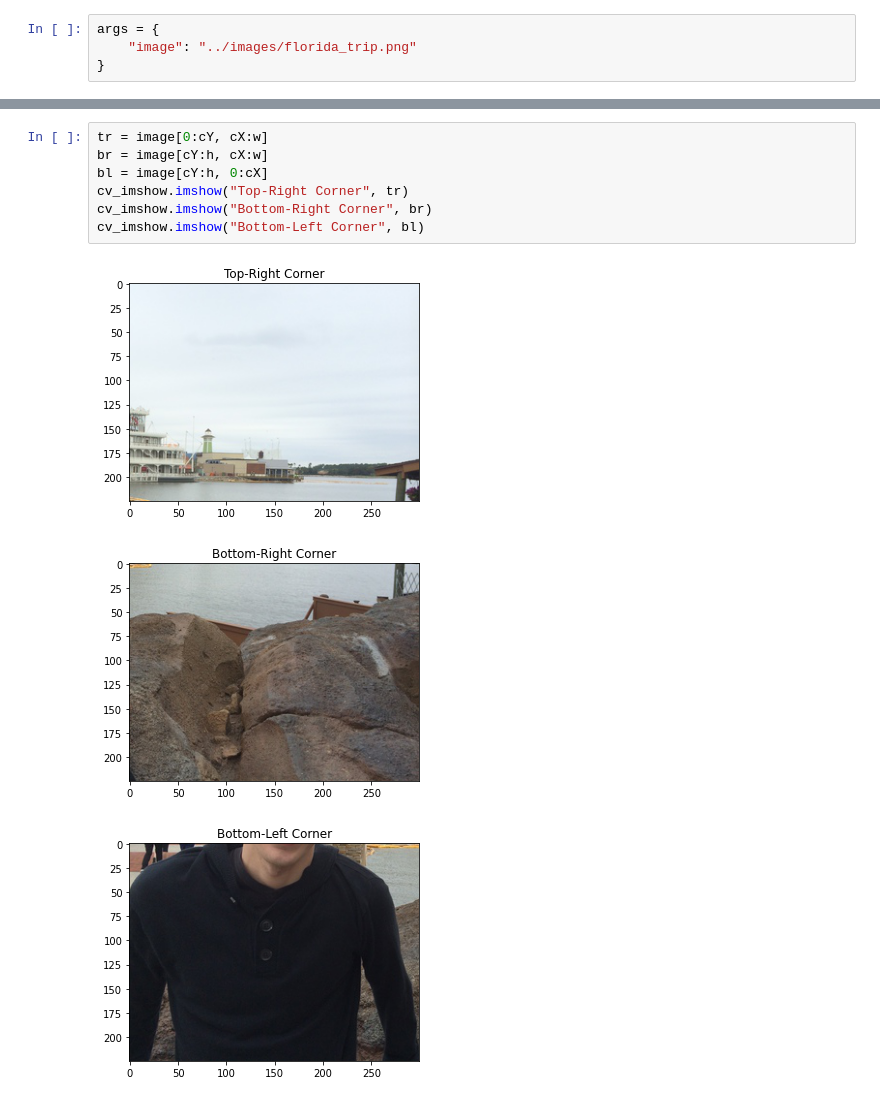
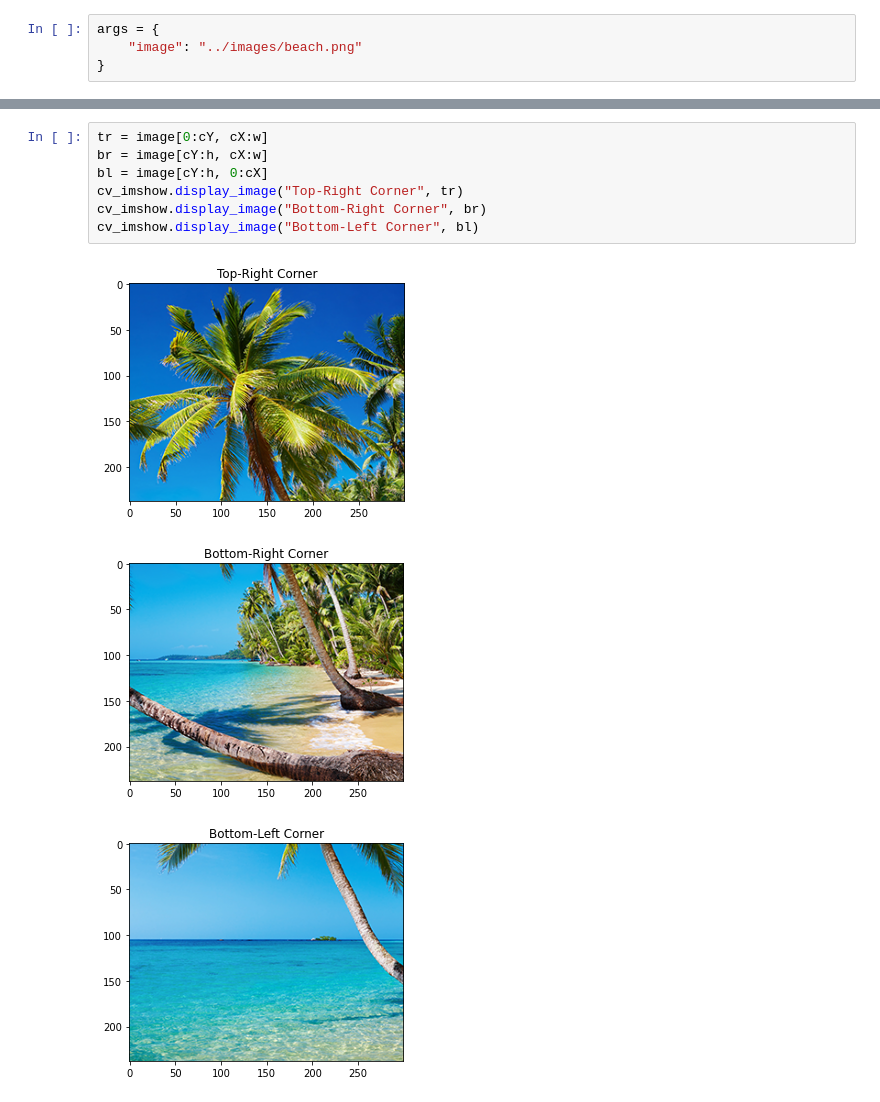
Before and after one commit to vinayakShenoy/PyImageSearchGurus-Course, a Jupyter notebook: module1/2_image_basics.ipynb, the cells around one changed output, grey strips where cells are left out. Drawn from its saved outputs; the diff is of its cells as text.

```diff
--- a/module1/2_image_basics.ipynb
+++ b/module1/2_image_basics.ipynb
@@ -4,7 +6,7 @@ import argparse
 import cv_imshow
 # %%
 args = {
-    "image": "../images/florida_trip.png"
+    "image": "../images/beach.png"
 }
 # %%
 #display image
@@ -28,11 +30,11 @@ Pixel at (0,0) - Red: 233, Green: 240, Blue: 246
 # %%
 tr = image[0:cY, cX:w]
 br = image[cY:h, cX:w]
 bl = image[cY:h, 0:cX]
-cv_imshow.imshow("Top-Right Corner", tr)
-cv_imshow.imshow("Bottom-Right Corner", br)
-cv_imshow.imshow("Bottom-Left Corner", bl)
+cv_imshow.display_image("Top-Right Corner", tr)
+cv_imshow.display_image("Bottom-Right Corner", br)
+cv_imshow.display_image("Bottom-Left Corner", bl)
 # %% [output]
-[figure, old version]
+[figure, new version]
-[figure, old version]
+[figure, new version]
-[figure, old version]
+[figure, new version]
```
Also changed, not shown: parts of 3 cells of this notebook, 11 other files.
